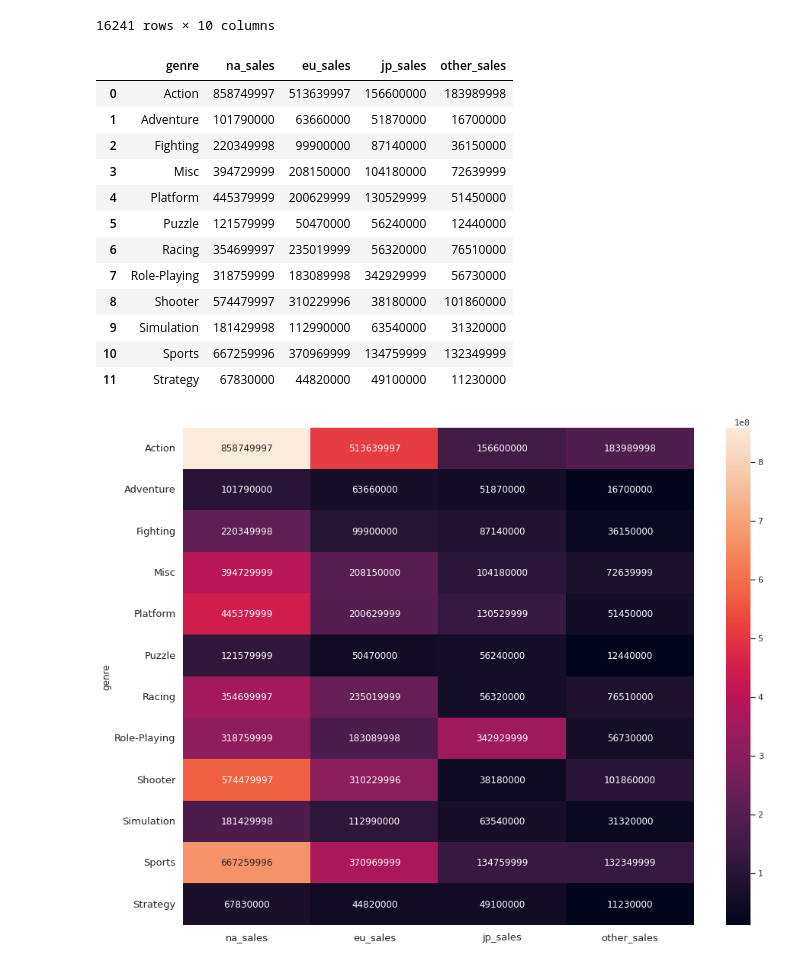
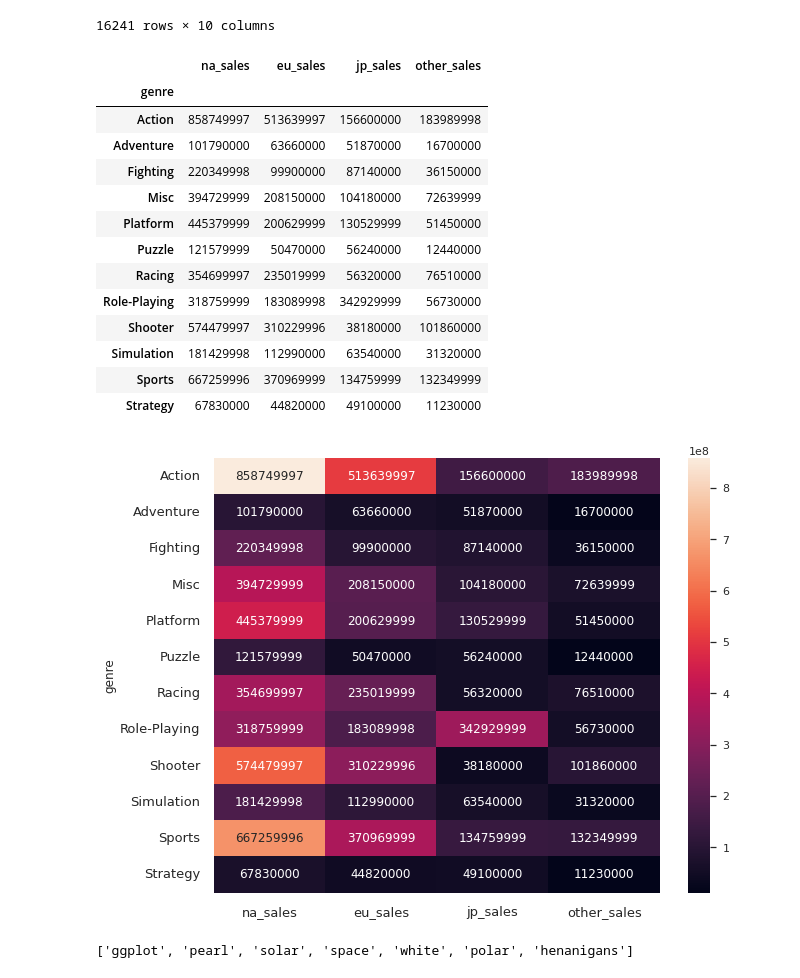
Before and after one commit to sungjin-kim-data/vgames2_data, a Jupyter notebook: vgames2_data.ipynb, the cells around one changed output. Saved outputs shown, nothing was run; the diff lists cells and outputs as text; code cells hidden in the pictures.

```diff
--- a/vgames2_data.ipynb
+++ b/vgames2_data.ipynb
@@ -21,7 +21,7 @@ import pandas as pd
 import seaborn as sns
 import matplotlib.pyplot as plt
 
-# plt.style.use('seaborn')
+plt.style.use('seaborn')
 sns.set(font_scale=1)
 plt.rc('font', family='NanumBarunGothic')
 plt.rcParams['font.family'] = 'NanumGothic'
@@ -685,4 +699,5 @@ name.iloc[2]
 # %%
+sns.set_style("whitegrid")
 plt.figure(figsize=(20,12))
 g = sns.barplot(x='name', y='total_sales', data=top_game_sale)
 
@@ -693,11 +708,11 @@ for value in top_game_sale['total_sales']:
 
 
 # g.text(1, top_game_sale['total_sales'].iloc[0], 'Hey!', ha="center")
-plt.title('게임 별 판매량 순위', fontsize=20)
+# plt.title('게임 별 판매량 순위', fontsize=20)
 plt.xticks(y, top_game_sale['year'], fontsize=13, rotation=90)
 plt.yticks(fontsize=13)
-plt.xlabel('연도', fontsize=14)
-plt.ylabel('총 판매량(백만단위)', fontsize=14)
+# plt.xlabel('연도', fontsize=14)
+# plt.ylabel('총 판매량(백만단위)', fontsize=14)
 plt.ylim(0, 90000000)
 plt.show()
 # %% [output]
@@ -722,28 +745,30 @@ gd1_top.reset_index(drop=True)
 # %%
 gd_genre = gd1[['genre', 'na_sales', 'eu_sales', 'jp_sales', 'other_sales']]
 gd_map = gd_genre.groupby(by=['genre']).sum()
-gd_map.reset_index()
+gd_map
 # %% [output]
-|  | genre | na_sales | eu_sales | jp_sales | other_sales |
-| 0 | Action | 858749997 | 513639997 | 156600000 | 183989998 |
-| 1 | Adventure | 101790000 | 63660000 | 51870000 | 16700000 |
-| 2 | Fighting | 220349998 | 99900000 | 87140000 | 36150000 |
-| 3 | Misc | 394729999 | 208150000 | 104180000 | 72639999 |
-| 4 | Platform | 445379999 | 200629999 | 130529999 | 51450000 |
-| 5 | Puzzle | 121579999 | 50470000 | 56240000 | 12440000 |
-| 6 | Racing | 354699997 | 235019999 | 56320000 | 76510000 |
-| 7 | Role-Playing | 318759999 | 183089998 | 342929999 | 56730000 |
-| 8 | Shooter | 574479997 | 310229996 | 38180000 | 101860000 |
-| 9 | Simulation | 181429998 | 112990000 | 63540000 | 31320000 |
-| 10 | Sports | 667259996 | 370969999 | 134759999 | 132349999 |
-| 11 | Strategy | 67830000 | 44820000 | 49100000 | 11230000 |
+|  | na_sales | eu_sales | jp_sales | other_sales |
+| genre |  |  |  |  |
+| Action | 858749997 | 513639997 | 156600000 | 183989998 |
+| Adventure | 101790000 | 63660000 | 51870000 | 16700000 |
+| Fighting | 220349998 | 99900000 | 87140000 | 36150000 |
+| Misc | 394729999 | 208150000 | 104180000 | 72639999 |
+| Platform | 445379999 | 200629999 | 130529999 | 51450000 |
+| Puzzle | 121579999 | 50470000 | 56240000 | 12440000 |
+| Racing | 354699997 | 235019999 | 56320000 | 76510000 |
+| Role-Playing | 318759999 | 183089998 | 342929999 | 56730000 |
+| Shooter | 574479997 | 310229996 | 38180000 | 101860000 |
+| Simulation | 181429998 | 112990000 | 63540000 | 31320000 |
+| Sports | 667259996 | 370969999 | 134759999 | 132349999 |
+| Strategy | 67830000 | 44820000 | 49100000 | 11230000 |
 # %%
-plt.figure(figsize=(15, 12))
+plt.figure(figsize=(10, 8))
 sns.set(font_scale = 1)
 sns.heatmap(gd_map, annot=True, fmt='.0f')
 
+# plt.title('게임 장르별 판매량 비교')
 plt.xticks(fontsize=13)
 plt.yticks(fontsize=13)
 plt.show()
 # %% [output]
-[figure, old version]
+[figure, new version]
@@ -749,0 +790,9 @@ plt.show()
+# %%
+import plotly.graph_objs as go
+from plotly.offline import init_notebook_mode,iplot
+import cufflinks as cf
+
+themes = cf.getThemes()
+themes
+# %% [output]
+['ggplot', 'pearl', 'solar', 'space', 'white', 'polar', 'henanigans']
```
Also changed, not shown: parts of 29 cells of this notebook.
